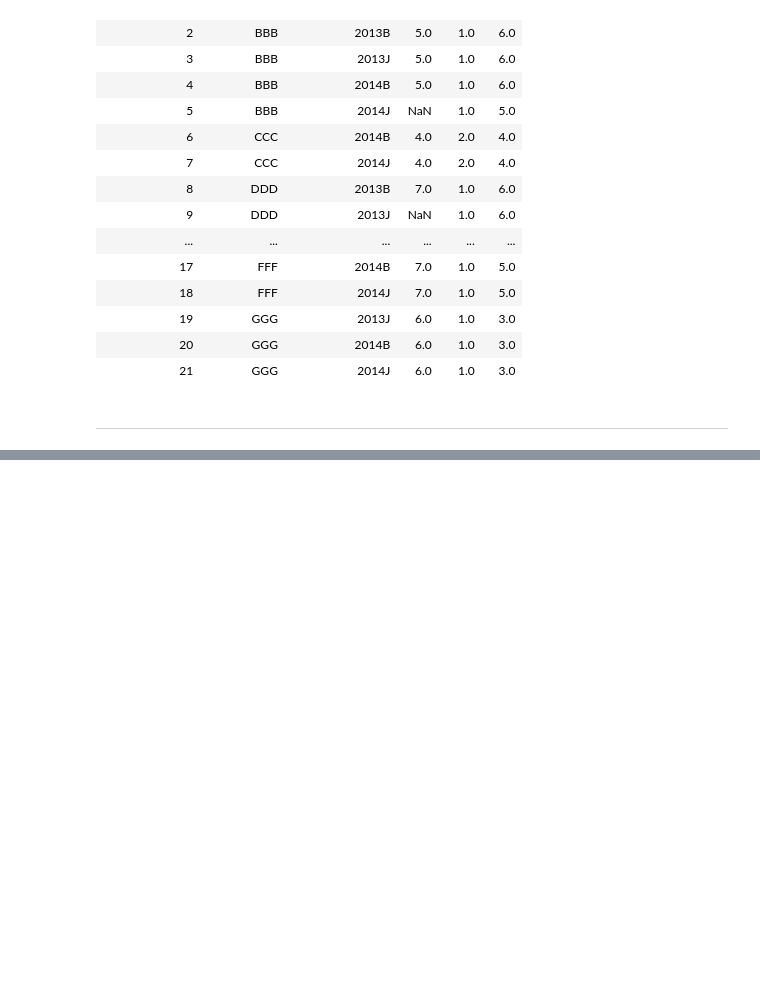
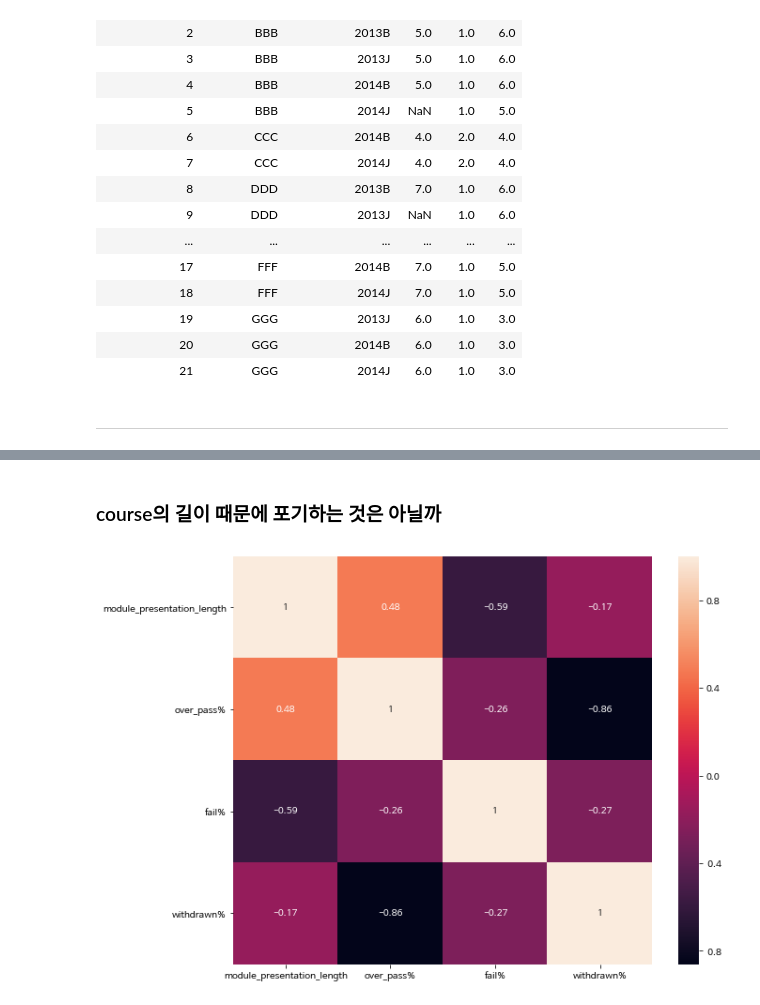
Before and after one commit to springkind/OULAD, a Jupyter notebook: 1_courses EDA.ipynb, the cells around one changed output, grey strips where cells are left out. Drawn from its saved outputs; the diff is of its cells as text; code cells hidden in the pictures; blank space fills up the shorter version.

```diff
--- a/1_courses EDA.ipynb
+++ b/1_courses EDA.ipynb
@@ -199,0 +206,13 @@ moduleAssessments.reset_index()
+# %%
+pfPercentageByPresentation = pfPercentageByPresentation[['code_module', 'code_presentation', 'over_pass%', 'fail%', 'withdrawn%']]
+pfPercentageByPresentation.head()
+# %% [markdown]
+### course의 길이 때문에 포기하는 것은 아닐까
+# %%
+coursesTables = courses.merge(pfPercentageByPresentation, on=['code_module', 'code_presentation'])
+
+plt.figure(figsize=(10, 8))
+sns.heatmap(coursesTables.corr(method='pearson'), annot=True)
+plt.show()
+# %% [output]
+[figure, added]
```
Also changed, not shown: parts of 18 cells of this notebook.
